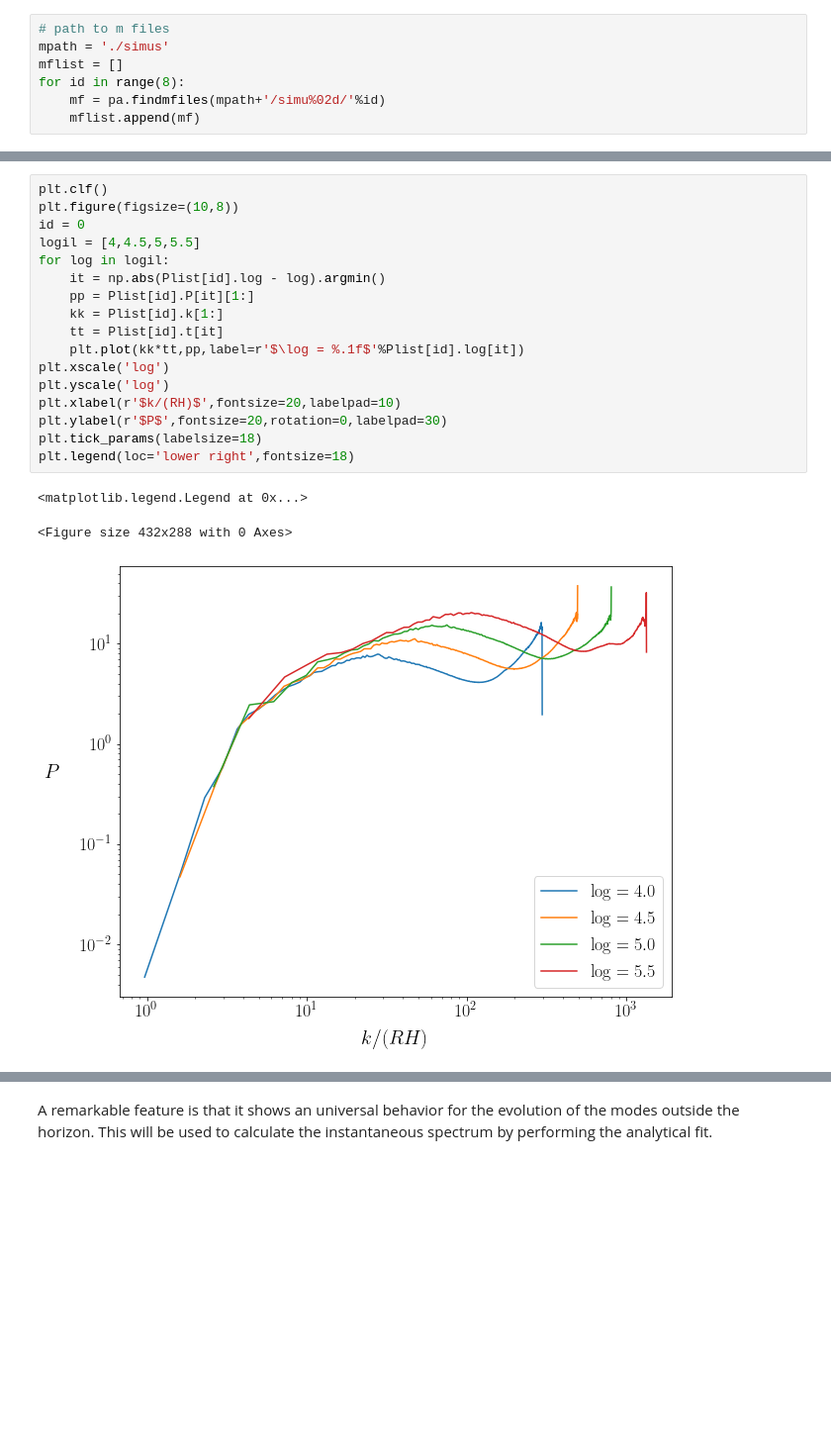
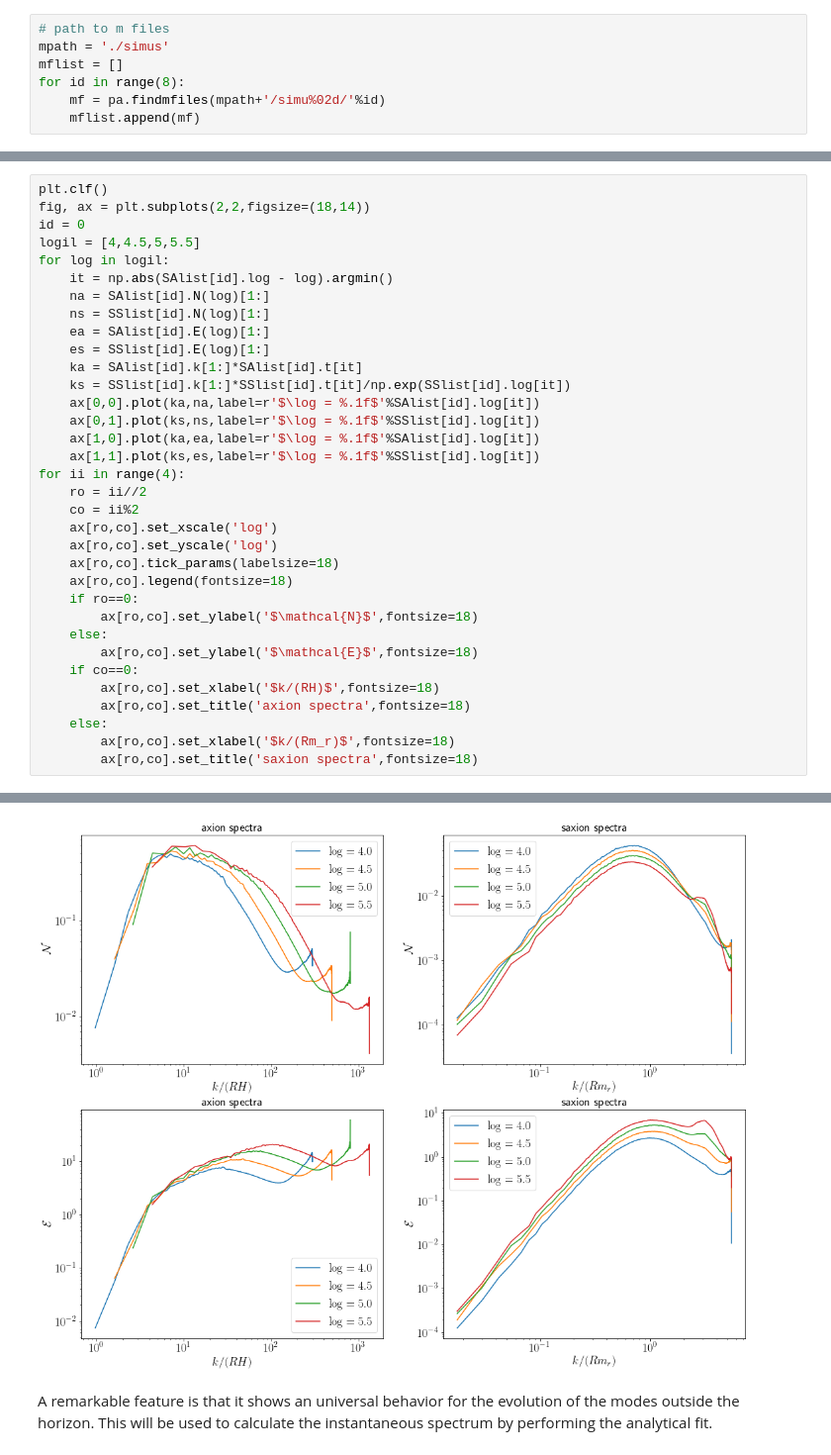
Before and after one commit to veintemillas/jaxions, a Jupyter notebook: scripts/pyaxions/spe_legend.ipynb, the cells around one changed output, grey strips where cells are left out. Shown at 99% size. Cells and saved outputs as stored; diff of their text form; blank space fills up the shorter version.

```diff
--- a/scripts/pyaxions/spe_legend.ipynb
+++ b/scripts/pyaxions/spe_legend.ipynb
@@ -138,21 +148,35 @@ for id in range(8):
-# %%
-plt.clf()
-plt.figure(figsize=(10,8))
-id = 0
-logil = [4,4.5,5,5.5]
-for log in logil:
-    it = np.abs(Plist[id].log - log).argmin()
-    pp = Plist[id].P[it][1:]
-    kk = Plist[id].k[1:]
-    tt = Plist[id].t[it]
-    plt.plot(kk*tt,pp,label=r'$\log = %.1f$'%Plist[id].log[it])
-plt.xscale('log')
-plt.yscale('log')
-plt.xlabel(r'$k/(RH)$',fontsize=20,labelpad=10)
-plt.ylabel(r'$P$',fontsize=20,rotation=0,labelpad=30)
-plt.tick_params(labelsize=18)
-plt.legend(loc='lower right',fontsize=18)
-# %% [output]
-<matplotlib.legend.Legend at 0x...>
-<Figure size 432x288 with 0 Axes>
-[figure, removed]
+# %%
+plt.clf()
+fig, ax = plt.subplots(2,2,figsize=(18,14))
+id = 0
+logil = [4,4.5,5,5.5]
+for log in logil:
+    it = np.abs(SAlist[id].log - log).argmin()
+    na = SAlist[id].N(log)[1:]
+    ns = SSlist[id].N(log)[1:]
+    ea = SAlist[id].E(log)[1:]
+    es = SSlist[id].E(log)[1:]
+    ka = SAlist[id].k[1:]*SAlist[id].t[it]
+    ks = SSlist[id].k[1:]*SSlist[id].t[it]/np.exp(SSlist[id].log[it])
+    ax[0,0].plot(ka,na,label=r'$\log = %.1f$'%SAlist[id].log[it])
+    ax[0,1].plot(ks,ns,label=r'$\log = %.1f$'%SSlist[id].log[it])
+    ax[1,0].plot(ka,ea,label=r'$\log = %.1f$'%SAlist[id].log[it])
+    ax[1,1].plot(ks,es,label=r'$\log = %.1f$'%SSlist[id].log[it])
+for ii in range(4):
+    ro = ii//2
+    co = ii%2
+    ax[ro,co].set_xscale('log')
+    ax[ro,co].set_yscale('log')
+    ax[ro,co].tick_params(labelsize=18)
+    ax[ro,co].legend(fontsize=18)
+    if ro==0:
+        ax[ro,co].set_ylabel('$\mathcal{N}$',fontsize=18)
+    else:
+        ax[ro,co].set_ylabel('$\mathcal{E}$',fontsize=18)
+    if co==0:
+        ax[ro,co].set_xlabel('$k/(RH)$',fontsize=18)
+        ax[ro,co].set_title('axion spectra',fontsize=18)
+    else:
+        ax[ro,co].set_xlabel('$k/(Rm_r)$',fontsize=18)
+        ax[ro,co].set_title('saxion spectra',fontsize=18)
+# %% [output]
@@ -159,3 +184,4 @@ plt.legend(loc='lower right',fontsize=18)
+[figure, added]
 # %% [markdown]
 A remarkable feature is that it shows an universal behavior for the evolution of the modes outside the horizon.
 This will be used to calculate the instantaneous spectrum by performing the analytical fit.
```
Also changed, not shown: parts of 71 cells of this notebook, 1 other file.
